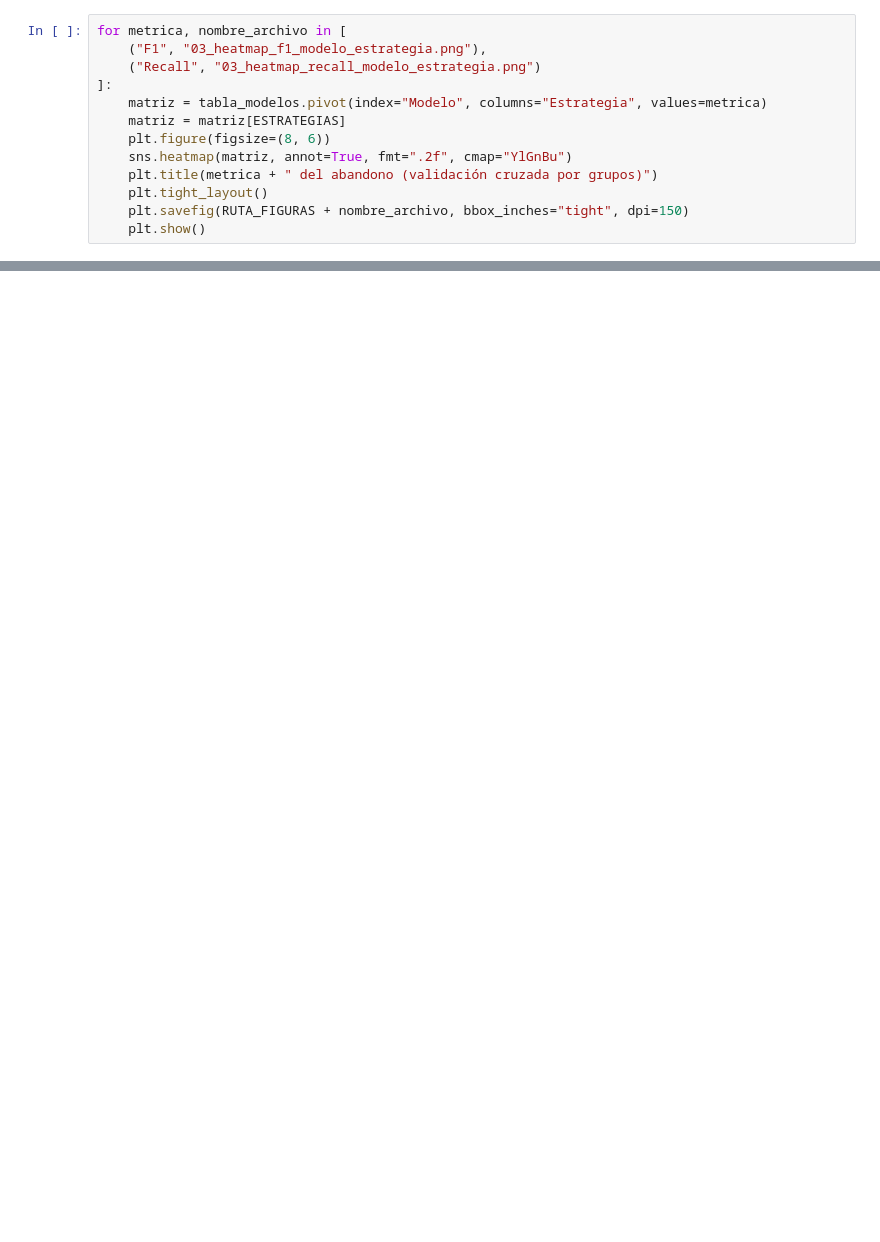
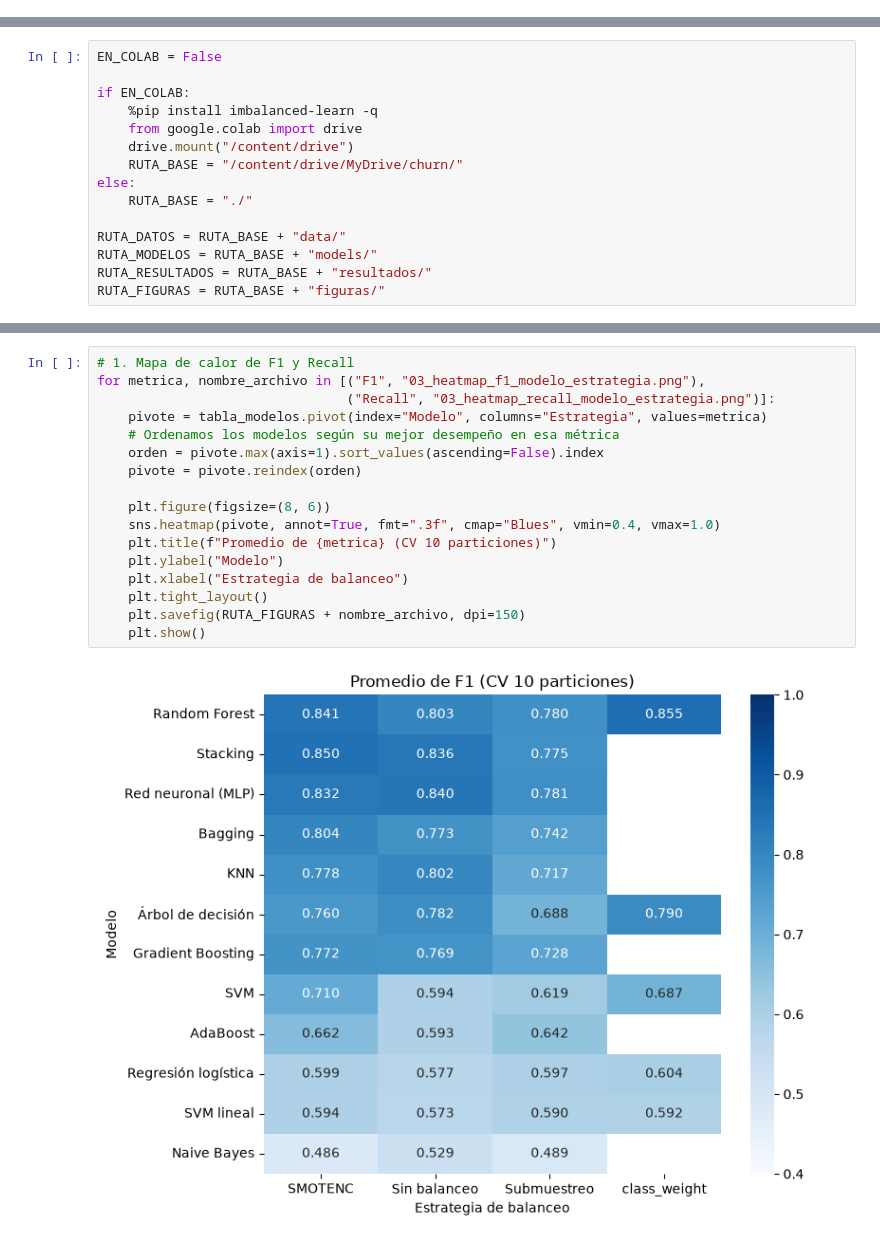
Before and after one commit to Juanjo1414/prediccion-abandono-clientes, a Jupyter notebook: 03_Balanceo_Comparacion_Modelos_Churn.ipynb, the cells around one changed output, grey strips where cells are left out. Saved outputs shown, nothing was run; the diff lists cells and outputs as text; blank space fills up the shorter version.

```diff
--- a/03_Balanceo_Comparacion_Modelos_Churn.ipynb
+++ b/03_Balanceo_Comparacion_Modelos_Churn.ipynb
@@ -500,13 +0,0 @@ promedios_estrategia.round(3)
-# %%
-for metrica, nombre_archivo in [
-    ("F1", "03_heatmap_f1_modelo_estrategia.png"),
-    ("Recall", "03_heatmap_recall_modelo_estrategia.png")
-]:
-    matriz = tabla_modelos.pivot(index="Modelo", columns="Estrategia", values=metrica)
-    matriz = matriz[ESTRATEGIAS]
-    plt.figure(figsize=(8, 6))
-    sns.heatmap(matriz, annot=True, fmt=".2f", cmap="YlGnBu")
-    plt.title(metrica + " del abandono (validación cruzada por grupos)")
-    plt.tight_layout()
-    plt.savefig(RUTA_FIGURAS + nombre_archivo, bbox_inches="tight", dpi=150)
-    plt.show()
@@ -620,0 +14,15 @@ candidatos[columnas_candidatos].round(3)
+# %%
+EN_COLAB = False
+
+if EN_COLAB:
+    %pip install imbalanced-learn -q
+    from google.colab import drive
+    drive.mount("/content/drive")
+    RUTA_BASE = "/content/drive/MyDrive/churn/"
+else:
+    RUTA_BASE = "./"
+
+RUTA_DATOS = RUTA_BASE + "data/"
+RUTA_MODELOS = RUTA_BASE + "models/"
+RUTA_RESULTADOS = RUTA_BASE + "resultados/"
+RUTA_FIGURAS = RUTA_BASE + "figuras/"
@@ -620,0 +313,19 @@ candidatos[columnas_candidatos].round(3)
+# %%
+# 1. Mapa de calor de F1 y Recall
+for metrica, nombre_archivo in [("F1", "03_heatmap_f1_modelo_estrategia.png"),
+                                ("Recall", "03_heatmap_recall_modelo_estrategia.png")]:
+    pivote = tabla_modelos.pivot(index="Modelo", columns="Estrategia", values=metrica)
+    # Ordenamos los modelos según su mejor desempeño en esa métrica
+    orden = pivote.max(axis=1).sort_values(ascending=False).index
+    pivote = pivote.reindex(orden)
+
+    plt.figure(figsize=(8, 6))
+    sns.heatmap(pivote, annot=True, fmt=".3f", cmap="Blues", vmin=0.4, vmax=1.0)
+    plt.title(f"Promedio de {metrica} (CV 10 particiones)")
+    plt.ylabel("Modelo")
+    plt.xlabel("Estrategia de balanceo")
+    plt.tight_layout()
+    plt.savefig(RUTA_FIGURAS + nombre_archivo, dpi=150)
+    plt.show()
+# %% [output]
+[figure, added]
```
Also changed, not shown: parts of 62 cells of this notebook, 35 other files.
